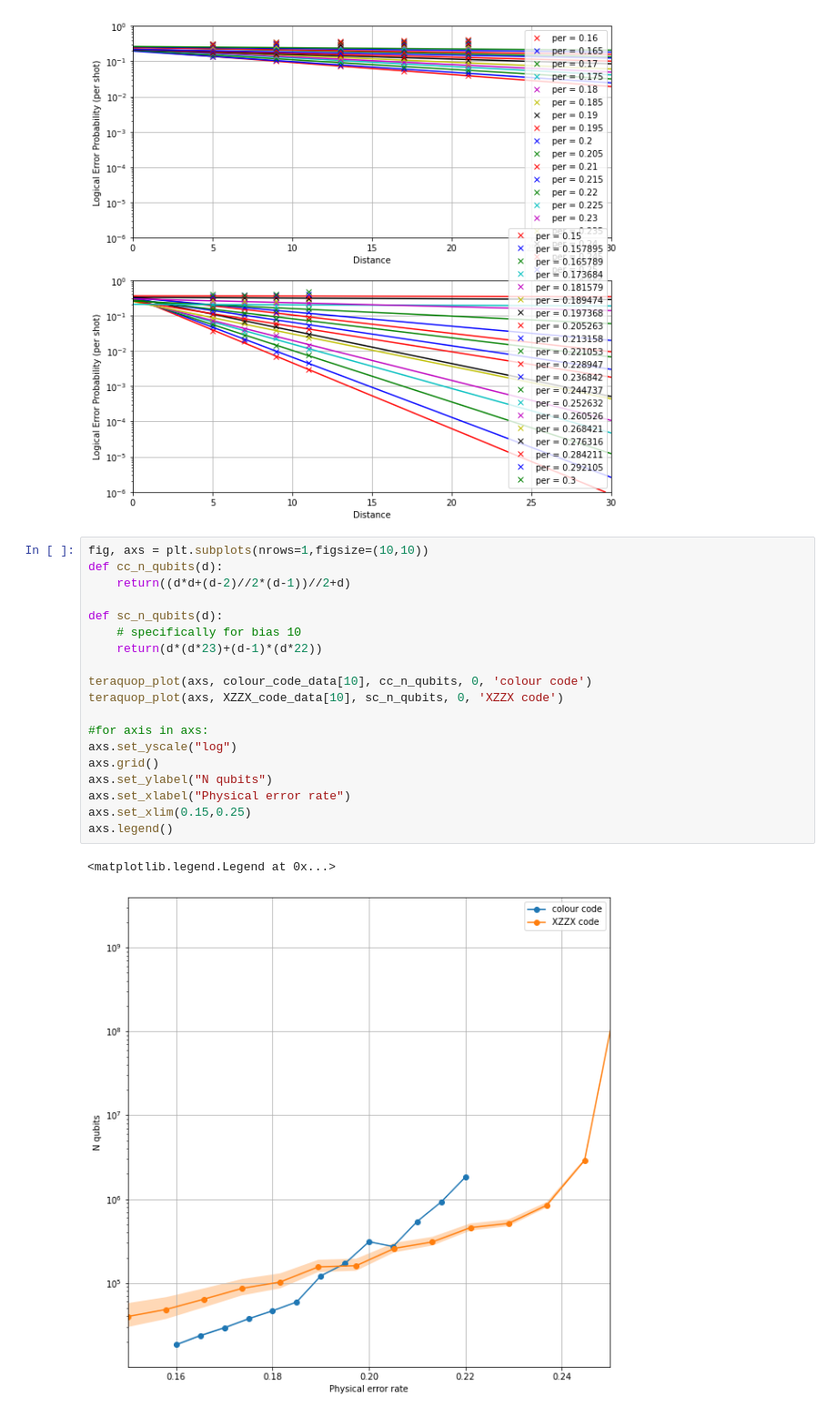
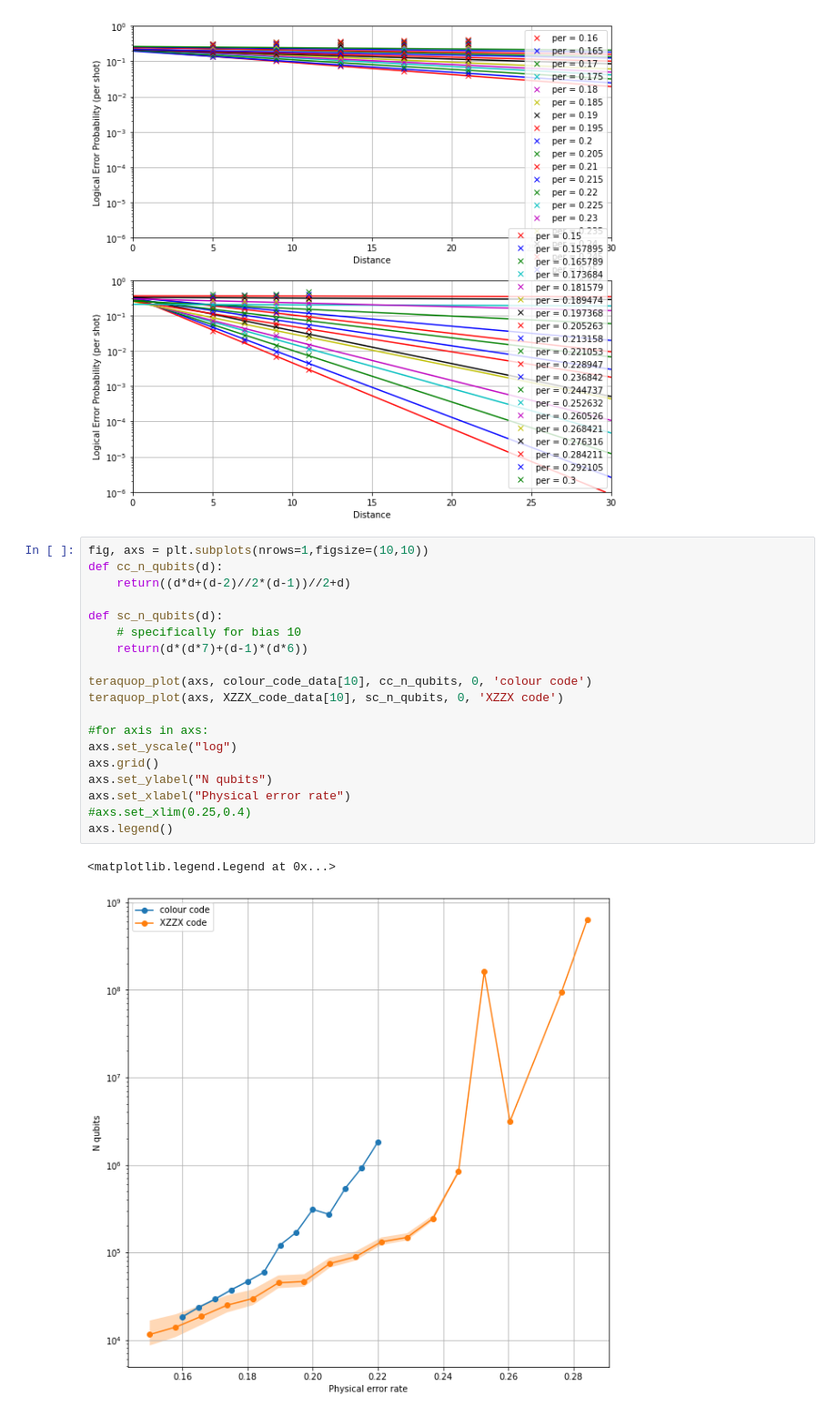
Before and after one commit to peter-janderks/restriction_decoder_domain_wall_colour_code, a Jupyter notebook: create_threshold_plot.ipynb, the cells around one changed output. Shown at 91% size. Drawn from its saved outputs; the diff is of its cells as text.

```diff
--- a/create_threshold_plot.ipynb
+++ b/create_threshold_plot.ipynb
@@ -262,22 +262,22 @@ for axis in axs:
 # %%
 fig, axs = plt.subplots(nrows=1,figsize=(10,10))
 def cc_n_qubits(d):
     return((d*d+(d-2)//2*(d-1))//2+d)
 
 def sc_n_qubits(d):
     # specifically for bias 10
-    return(d*(d*23)+(d-1)*(d*22))
+    return(d*(d*7)+(d-1)*(d*6))
 
 teraquop_plot(axs, colour_code_data[10], cc_n_qubits, 0, 'colour code')
 teraquop_plot(axs, XZZX_code_data[10], sc_n_qubits, 0, 'XZZX code')
 
 #for axis in axs:
 axs.set_yscale("log")
 axs.grid()
 axs.set_ylabel("N qubits")
 axs.set_xlabel("Physical error rate")
-axs.set_xlim(0.15,0.25)
+#axs.set_xlim(0.25,0.4)
 axs.legend()
 # %% [output]
 <matplotlib.legend.Legend at 0x...>
-[figure, old version]
+[figure, new version]
```
Also changed, not shown: 1 other file.
